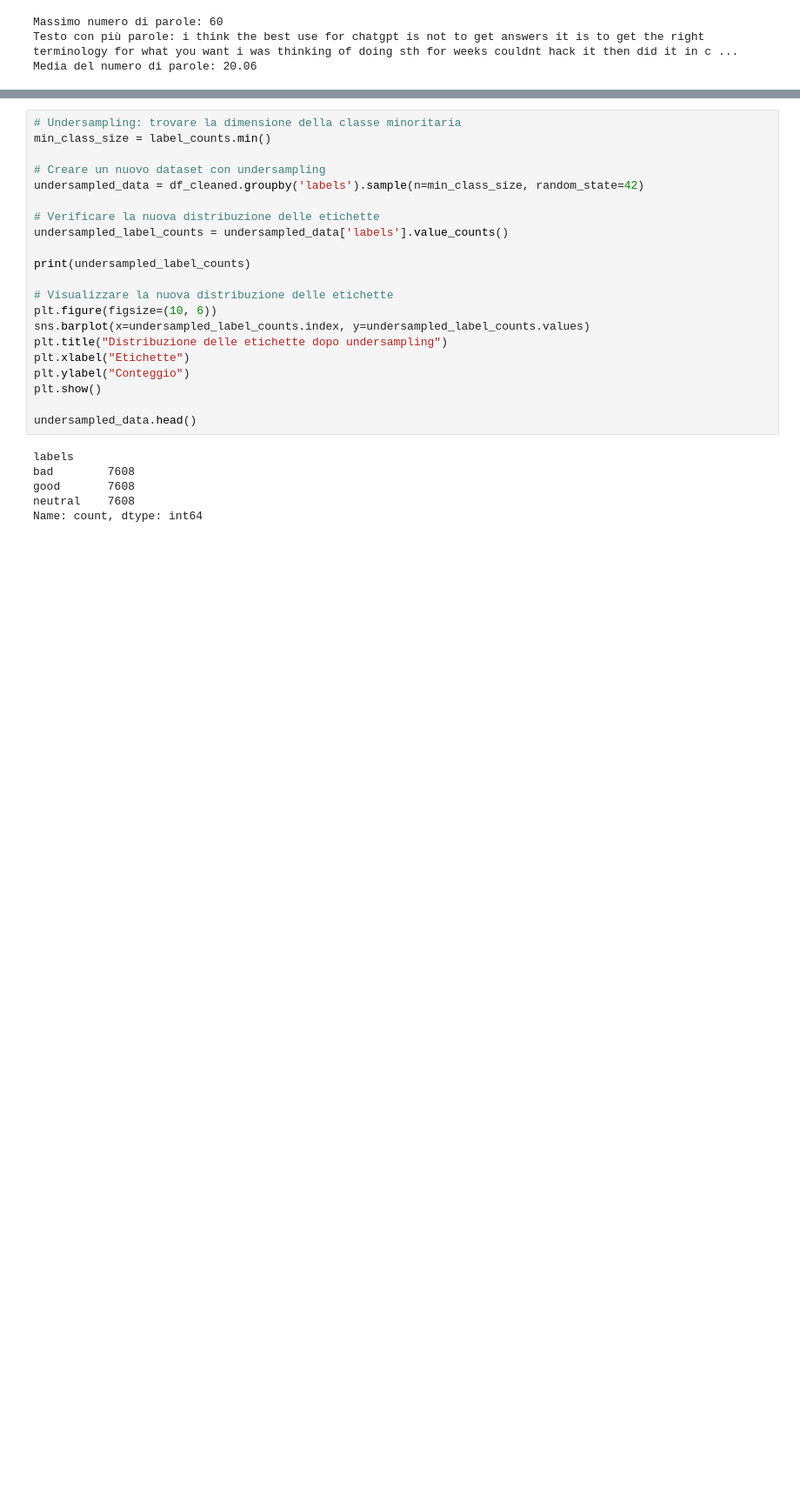
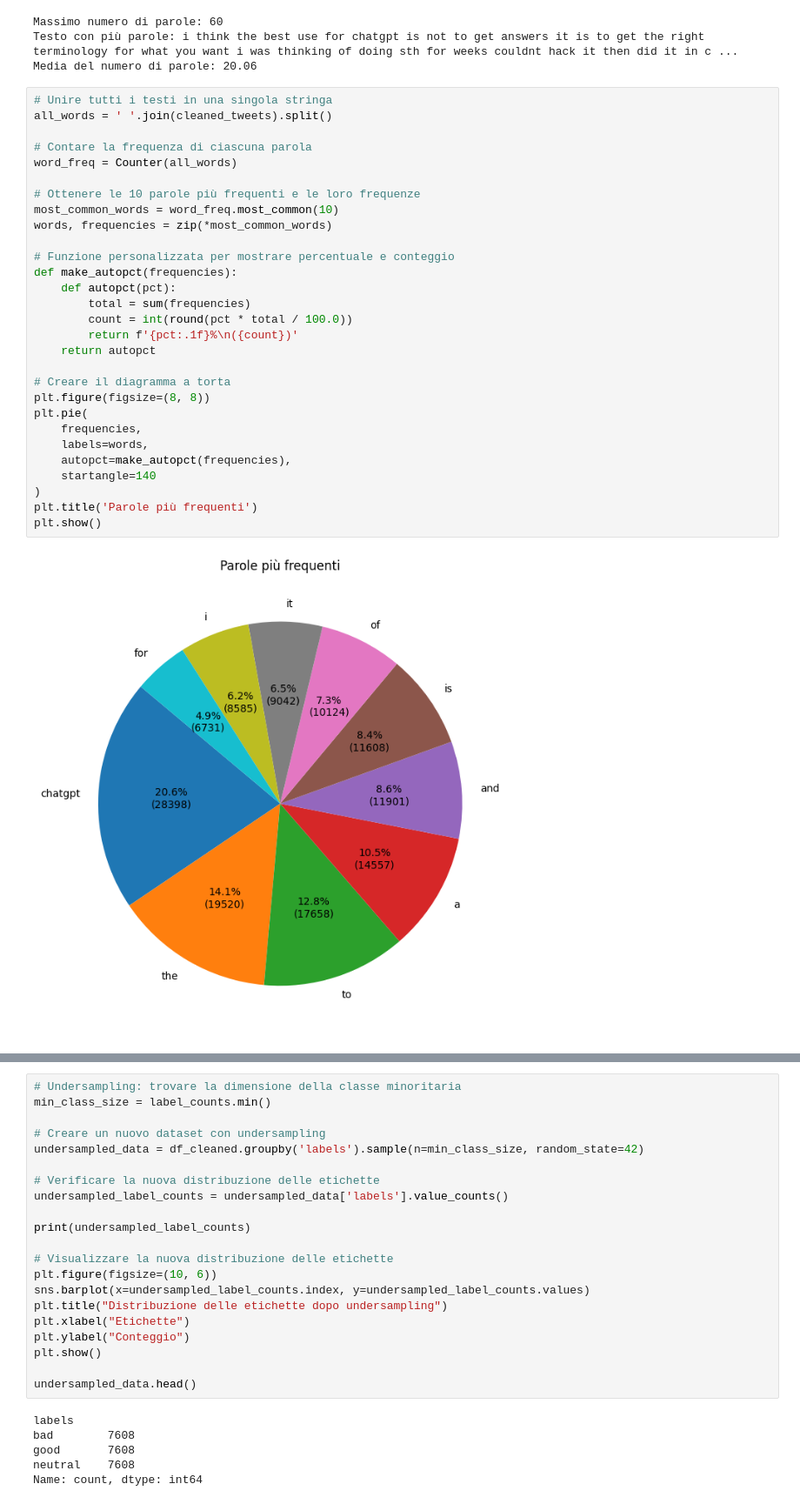
Before and after one commit to diegosantarelli/Data_science_2024, a Jupyter notebook: NLP/chatgpt_sentiment_analysis.ipynb, the cells around one changed output, grey strips where cells are left out. Shown at 87% size. Cells and saved outputs as stored; diff of their text form; blank space fills up the shorter version.

```diff
--- a/NLP/chatgpt_sentiment_analysis.ipynb
+++ b/NLP/chatgpt_sentiment_analysis.ipynb
@@ -118,4 +113,35 @@ print(f"Media del numero di parole: {mean_word_count:.2f}")
 Massimo numero di parole: 60
 Testo con più parole: i think the best use for chatgpt is not to get answers it is to get the right terminology for what you want i was thinking of doing sth for weeks couldnt hack it then did it in c ...
 Media del numero di parole: 20.06
+# %%
+# Unire tutti i testi in una singola stringa
+all_words = ' '.join(cleaned_tweets).split()
+
+# Contare la frequenza di ciascuna parola
+word_freq = Counter(all_words)
+
+# Ottenere le 10 parole più frequenti e le loro frequenze
+most_common_words = word_freq.most_common(10)
+words, frequencies = zip(*most_common_words)
+
+# Funzione personalizzata per mostrare percentuale e conteggio
+def make_autopct(frequencies):
+    def autopct(pct):
+        total = sum(frequencies)
+        count = int(round(pct * total / 100.0))
+        return f'{pct:.1f}%\n({count})'
+    return autopct
+
+# Creare il diagramma a torta
+plt.figure(figsize=(8, 8))
+plt.pie(
+    frequencies,
+    labels=words,
+    autopct=make_autopct(frequencies),
+    startangle=140
+)
+plt.title('Parole più frequenti')
+plt.show()
+# %% [output]
+[figure, added]
 # %%
```
Also changed, not shown: parts of 19 cells of this notebook.
